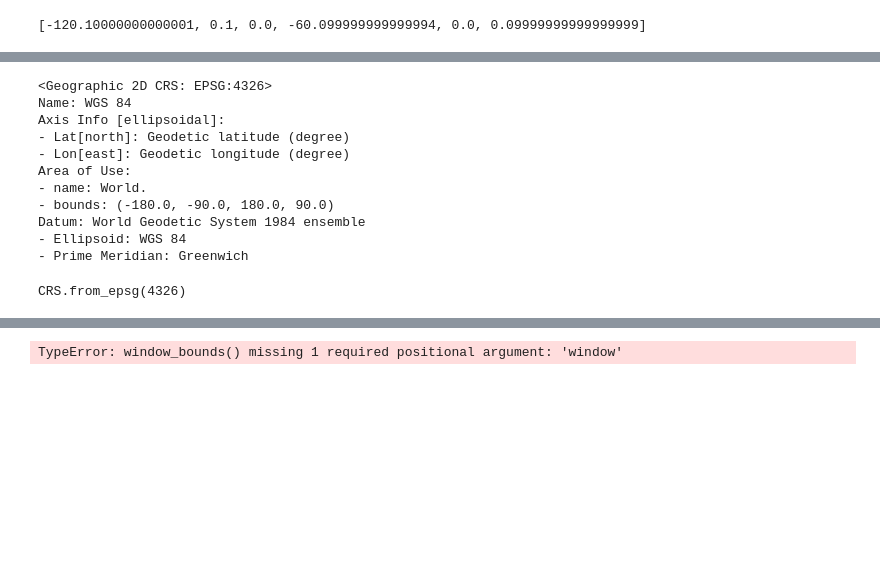
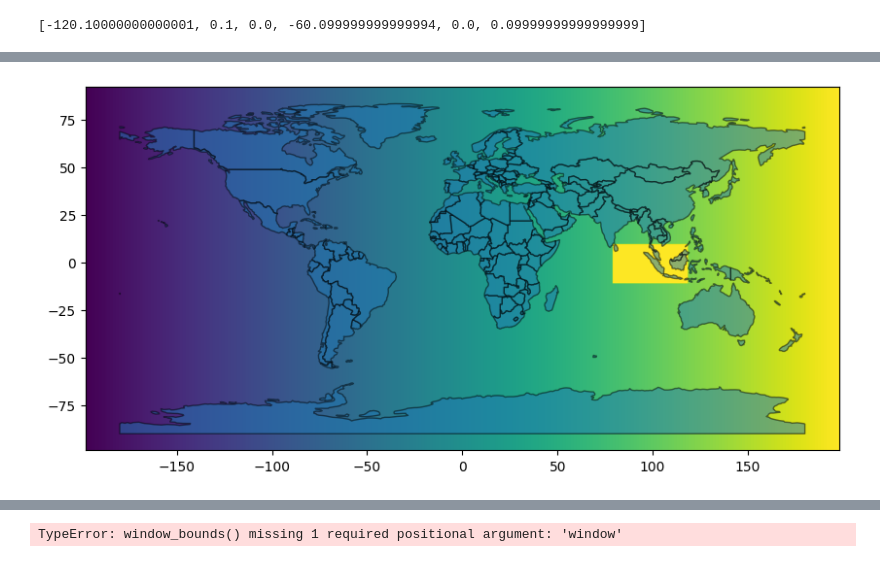
Before and after one commit to cordmaur/INPERainDownloader, a Jupyter notebook: nbs/01-INPEDownloader_usage.ipynb, the cells around one changed output, grey strips where cells are left out. Drawn from its saved outputs; the diff is of its cells as text; code cells hidden in the pictures; blank space fills up the shorter version.

```diff
--- a/nbs/01-INPEDownloader_usage.ipynb
+++ b/nbs/01-INPEDownloader_usage.ipynb
@@ -138,18 +163,5 @@ cx.add_basemap(ax, source=file, crs=chuva.crs, reset_extent=False)
-# %%
-world.crs
-# %% [output]
-<Geographic 2D CRS: EPSG:4326>
-Name: WGS 84
-Axis Info [ellipsoidal]:
-- Lat[north]: Geodetic latitude (degree)
-- Lon[east]: Geodetic longitude (degree)
-Area of Use:
-- name: World.
-- bounds: (-180.0, -90.0, 180.0, 90.0)
-Datum: World Geodetic System 1984 ensemble
-- Ellipsoid: WGS 84
-- Prime Meridian: Greenwich
-# %%
-chuva.crs
-# %% [output]
-CRS.from_epsg(4326)
+# %%
+ax = world.plot(figsize=(10, 10), alpha=0.5, edgecolor='k')
+cx.add_basemap(ax, source='../tmp/output_raster.tif', crs=chuva.crs, reset_extent=True, vmin=0, vmax=1)
+# %% [output]
+[figure, added]
```
Also changed, not shown: parts of 10 cells of this notebook.
